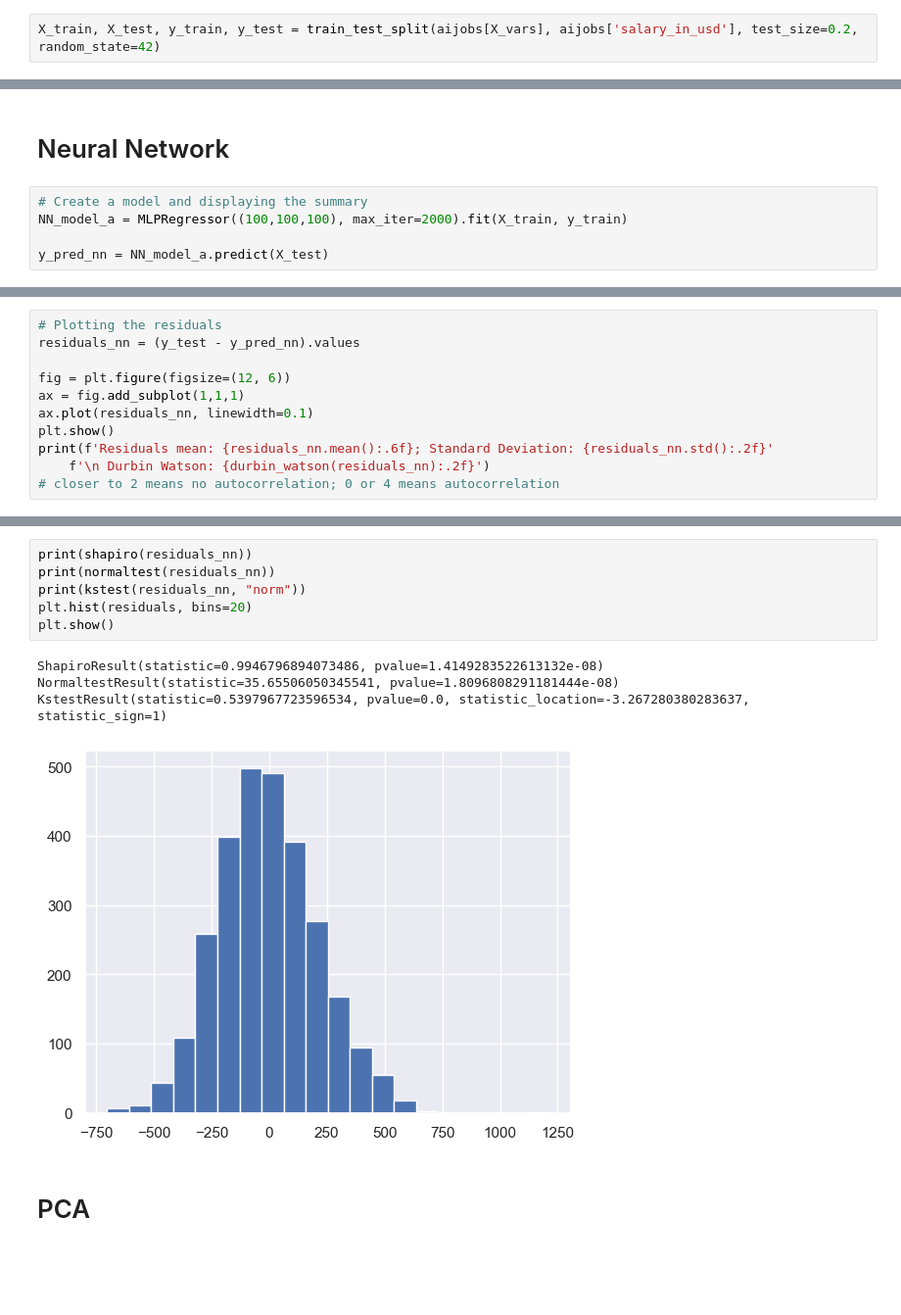
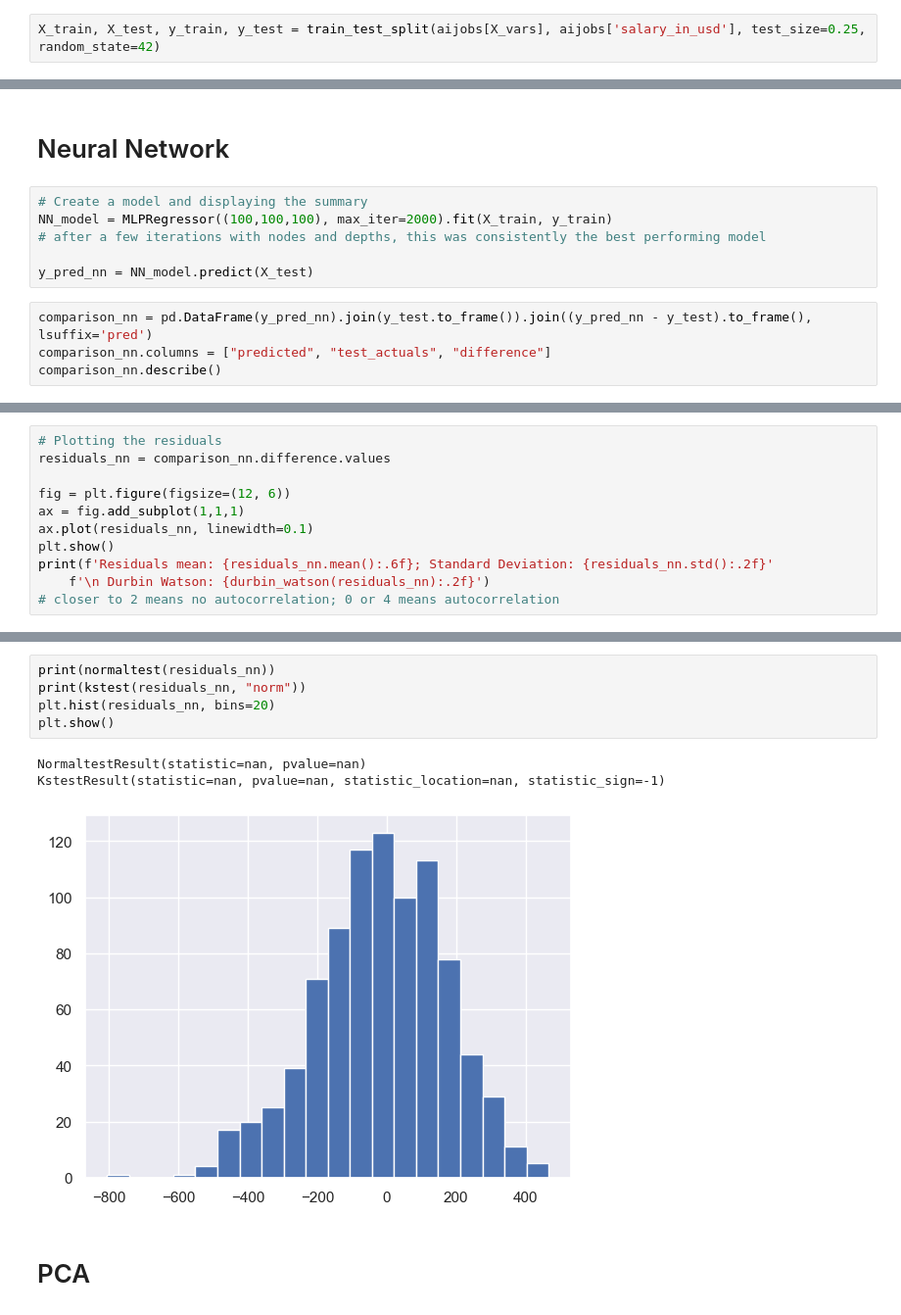
Before and after one commit to danielmpaula/TCC_Final, a Jupyter notebook: 02-Regression Models.ipynb, the cells around one changed output, grey strips where cells are left out. Shown at 98% size. Drawn from its saved outputs; the diff is of its cells as text; blank space fills up the shorter version.

```diff
--- a/02-Regression Models.ipynb
+++ b/02-Regression Models.ipynb
@@ -343,7 +324,7 @@ X_vars
 # %% [markdown]
 # Splitting and working the data before model fit
 # %%
-X_train, X_test, y_train, y_test = train_test_split(aijobs[X_vars], aijobs['salary_in_usd'], test_size=0.2, random_state=42)
+X_train, X_test, y_train, y_test = train_test_split(aijobs[X_vars], aijobs['salary_in_usd'], test_size=0.25, random_state=42)
 # %%
 X_train
 # %% [output]
@@ -709,6 +724,11 @@ KstestResult(statistic=0.5201152980327924, pvalue=0.0, statistic_location=-3.869
 # Neural Network
 # %%
 # Create a model and displaying the summary
-NN_model_a = MLPRegressor((100,100,100), max_iter=2000).fit(X_train, y_train)
+NN_model = MLPRegressor((100,100,100), max_iter=2000).fit(X_train, y_train)
+# after a few iterations with nodes and depths, this was consistently the best performing model
 
-y_pred_nn = NN_model_a.predict(X_test)
+y_pred_nn = NN_model.predict(X_test)
+# %%
+comparison_nn = pd.DataFrame(y_pred_nn).join(y_test.to_frame()).join((y_pred_nn - y_test).to_frame(), lsuffix='pred')
+comparison_nn.columns = ["predicted", "test_actuals", "difference"]
+comparison_nn.describe()
@@ -736,6 +753,6 @@ y = 0.4175x +710.5
 # %%
 # Plotting the residuals
-residuals_nn = (y_test - y_pred_nn).values
+residuals_nn = comparison_nn.difference.values
 
 fig = plt.figure(figsize=(12, 6))
 ax = fig.add_subplot(1,1,1)
@@ -751,14 +768,12 @@ Residuals mean: -10.504278; Standard Deviation: 216.13
 # %%
-print(shapiro(residuals_nn))
 print(normaltest(residuals_nn))
 print(kstest(residuals_nn, "norm"))
-plt.hist(residuals, bins=20)
+plt.hist(residuals_nn, bins=20)
 plt.show()
 # %% [output]
-ShapiroResult(statistic=0.9946796894073486, pvalue=1.4149283522613132e-08)
-NormaltestResult(statistic=35.65506050345541, pvalue=1.8096808291181444e-08)
-KstestResult(statistic=0.5397967723596534, pvalue=0.0, statistic_location=-3.267280380283637, statistic_sign=1)
+NormaltestResult(statistic=nan, pvalue=nan)
+KstestResult(statistic=nan, pvalue=nan, statistic_location=nan, statistic_sign=-1)
-[figure, old version]
+[figure, new version]
 # %% [markdown]
 # PCA
 # %%
```
Also changed, not shown: parts of 61 cells of this notebook.
